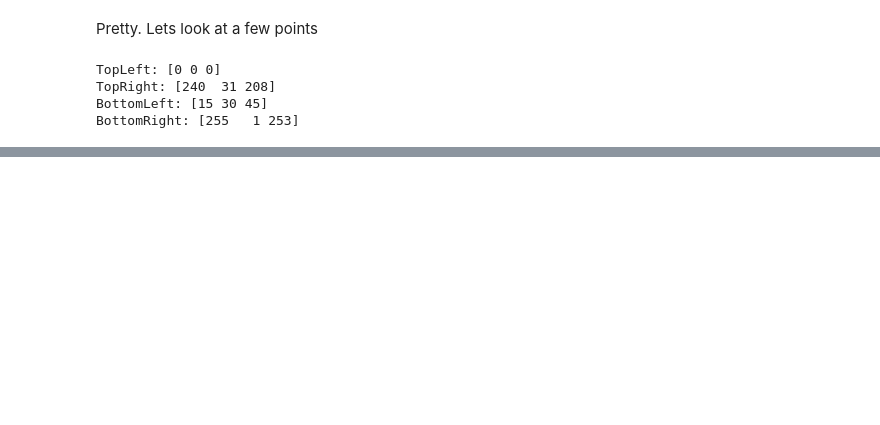
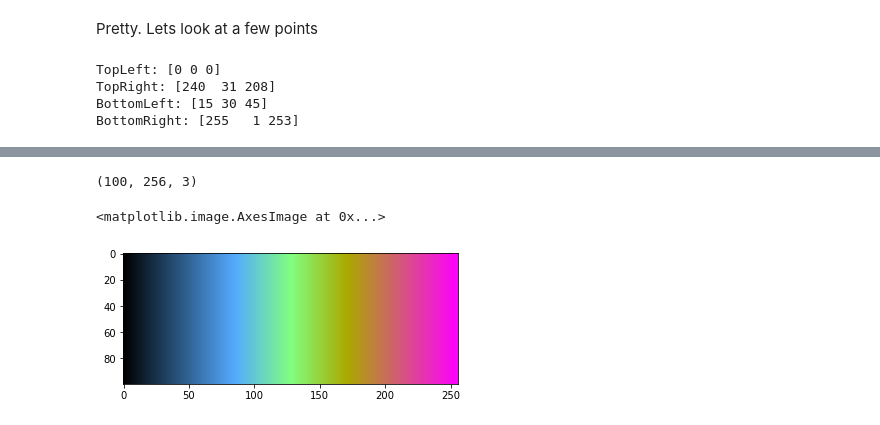
Before and after one commit to ssaeed85/dsc-RGB-Imshow, a Jupyter notebook: RGB Understanding.ipynb, the cells around one changed output, grey strips where cells are left out. Cells and saved outputs as stored; diff of their text form; code cells hidden in the pictures; blank space fills up the shorter version.

```diff
--- a/RGB Understanding.ipynb
+++ b/RGB Understanding.ipynb
@@ -308,0 +352,24 @@ bit4_channel_R = np.arange(0,256,1).reshape(16,16)
+# %%
+bit4_channel_R = np.arange(0,256,1)
+bit4_channel_G = np.hstack([np.arange(0,256,1),np.arange(255,-1,-1)])[::2]
+
+bit4_channel_B = np.hstack([np.arange(0,256,1),
+                            np.arange(255,-1,-1),
+                           np.arange(0,256,1)])[::3]
+# %%
+numberOfTiles = 100
+bit4_channel_R_tiled = np.tile(bit4_channel_R,(numberOfTiles,1))
+bit4_channel_G_tiled = np.tile(bit4_channel_G,(numberOfTiles,1))
+bit4_channel_B_tiled = np.tile(bit4_channel_B,(numberOfTiles,1))
+# %%
+RGB_new = np.dstack([bit4_channel_R_tiled,
+                  bit4_channel_G_tiled,
+                  bit4_channel_B_tiled])
+RGB_new.shape
+# %% [output]
+(100, 256, 3)
+# %%
+ plt.imshow(RGB_new)
+# %% [output]
+<matplotlib.image.AxesImage at 0x...>
+[figure, added]
```
Also changed, not shown: parts of 24 cells of this notebook.
